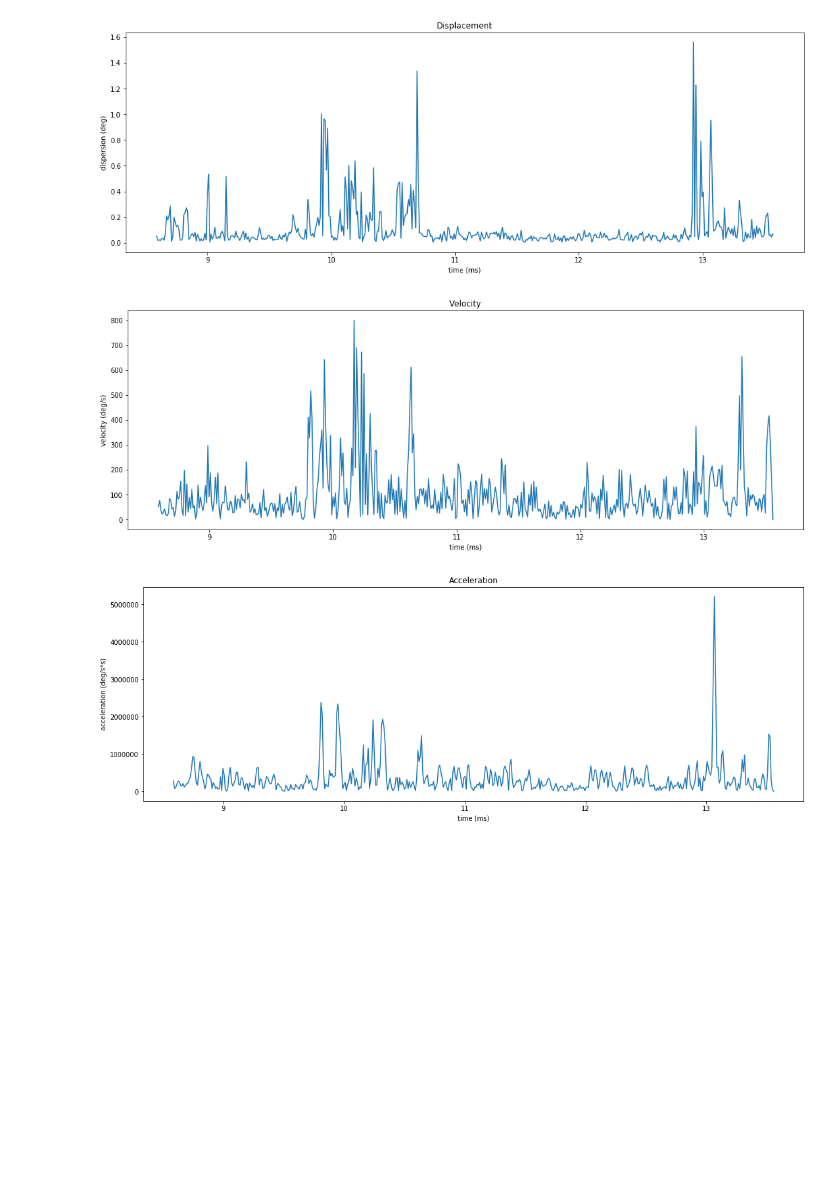
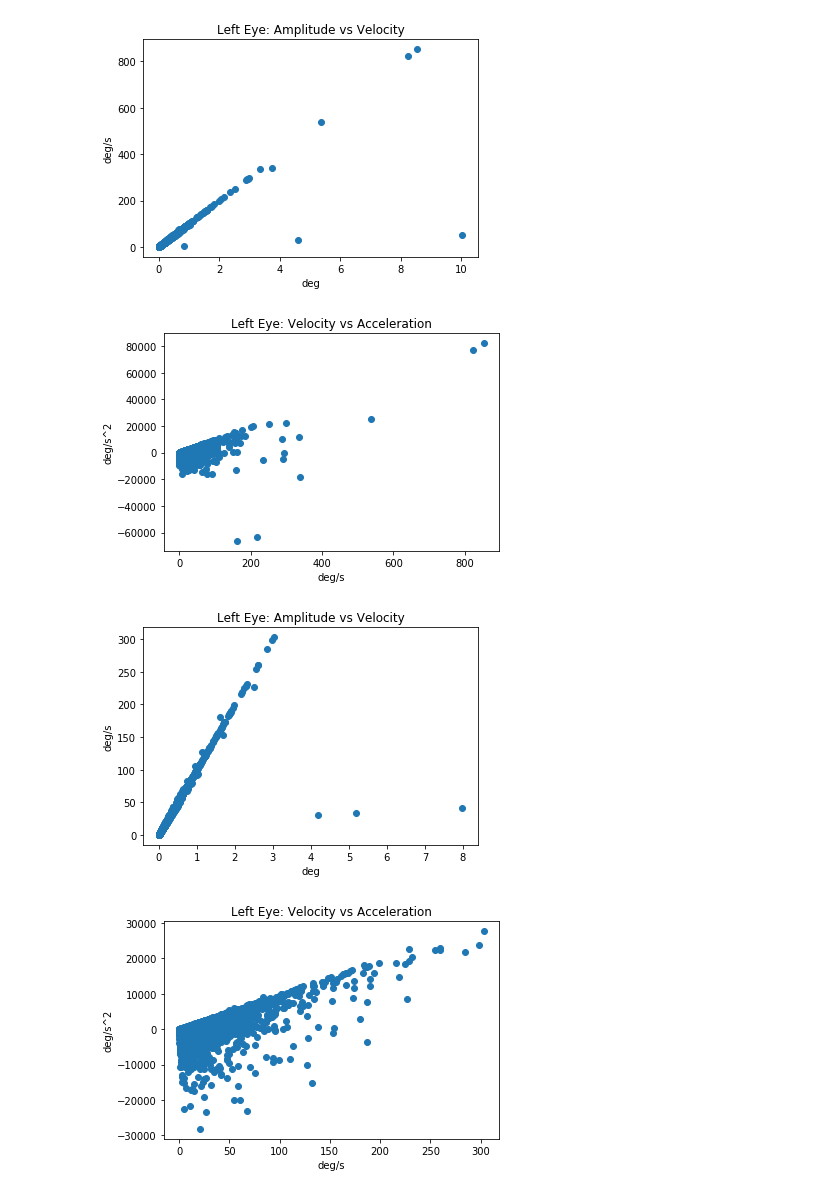
Before and after one commit to ischoning/eyeMovements, a Jupyter notebook: Main_Tester.ipynb, the cells around one changed output. Drawn from its saved outputs; the diff is of its cells as text; code cells hidden in the pictures; blank space fills up the shorter version.

```diff
--- a/Main_Tester.ipynb
+++ b/Main_Tester.ipynb
@@ -298,0 +57,3 @@ See the caveats in the documentation: http://pandas.pydata.org/pandas-docs/stabl
+# %%
+df.replace([np.inf, -np.inf], np.nan)
+df.dropna(inplace=True)
@@ -298,0 +97,31 @@ See the caveats in the documentation: http://pandas.pydata.org/pandas-docs/stabl
+# %%
+# left eye
+plt.scatter(df.d_l, df.vel_l)
+#plt.plot(df.d_l, 21 + 2.2*df.d_l, label = 'Carpenters Thm: D = 21 + 2.2*A')
+plt.title('Left Eye: Amplitude vs Velocity')
+plt.xlabel('deg')
+plt.ylabel('deg/s')
+plt.show()
+plt.scatter(df.vel_l, df.accel_l)
+plt.title('Left Eye: Velocity vs Acceleration')
+plt.xlabel('deg/s')
+plt.ylabel('deg/s^2')
+plt.show()
+
+# right eye
+plt.scatter(df.d_r, df.vel_r)
+#plt.plot(df.d_r, 21 + 2.2*df.d_r, label = 'Carpenters Thm: D = 21 + 2.2*A')
+plt.title('Left Eye: Amplitude vs Velocity')
+plt.xlabel('deg')
+plt.ylabel('deg/s')
+plt.show()
+plt.scatter(df.vel_r, df.accel_r)
+plt.title('Left Eye: Velocity vs Acceleration')
+plt.xlabel('deg/s')
+plt.ylabel('deg/s^2')
+plt.show()
+# %% [output]
+[figure, added]
+[figure, added]
+[figure, added]
+[figure, added]
@@ -299,4 +239,5 @@ See the caveats in the documentation: http://pandas.pydata.org/pandas-docs/stabl
 # %%
+"""
 plt.figure(figsize=(18, 6)) # In Matplotlib all the diagrams are created at a default size of 6.4 x 4.8 inches.
 plt.plot(df.time, df.d)
 plt.title('Displacement')
@@ -317,7 +258,25 @@ plt.title('Acceleration')
 plt.xlabel('time (ms)')
 plt.ylabel('acceleration (deg/s*s)')
 plt.show()
+
+fig = plt.figure(figsize=(18, 6)) # In Matplotlib all the diagrams are created at a default size of 6.4 x 4.8 inches.
+grid = plt.GridSpec(4, 4, hspace=0.5, wspace=0.2)
+
+# Define the axes
+ax_main = fig.add_subplot(grid[:-1, :-1])
+ax_right = fig.add_subplot(grid[:-1, -1], xticklabels=[], yticklabels=[])
+ax_bottom = fig.add_subplot(grid[-1, 0:-1], xticklabels=[], yticklabels=[])
+
+# Scatterplot on main ax
+ax_main.scatter(df.d, df.vel)
+
+# histogram on the right
+ax_bottom.hist(df.d, 30, histtype='stepfilled', orientation='vertical', color='deeppink')
+ax_bottom.invert_yaxis()
+
+# histogram in the bottom
+ax_right.hist(df.vel, 30, histtype='stepfilled', orientation='horizontal', color='deeppink')
+
+ax_main.set(title='Amplitude vs Velocity', xlabel ='displacement (deg)', ylabel ='velocity (deg/ms)')
+plt.show()
+"""
-# %% [output]
-[figure, removed]
-[figure, removed]
-[figure, removed]
```
Also changed, not shown: parts of 9 cells of this notebook.
